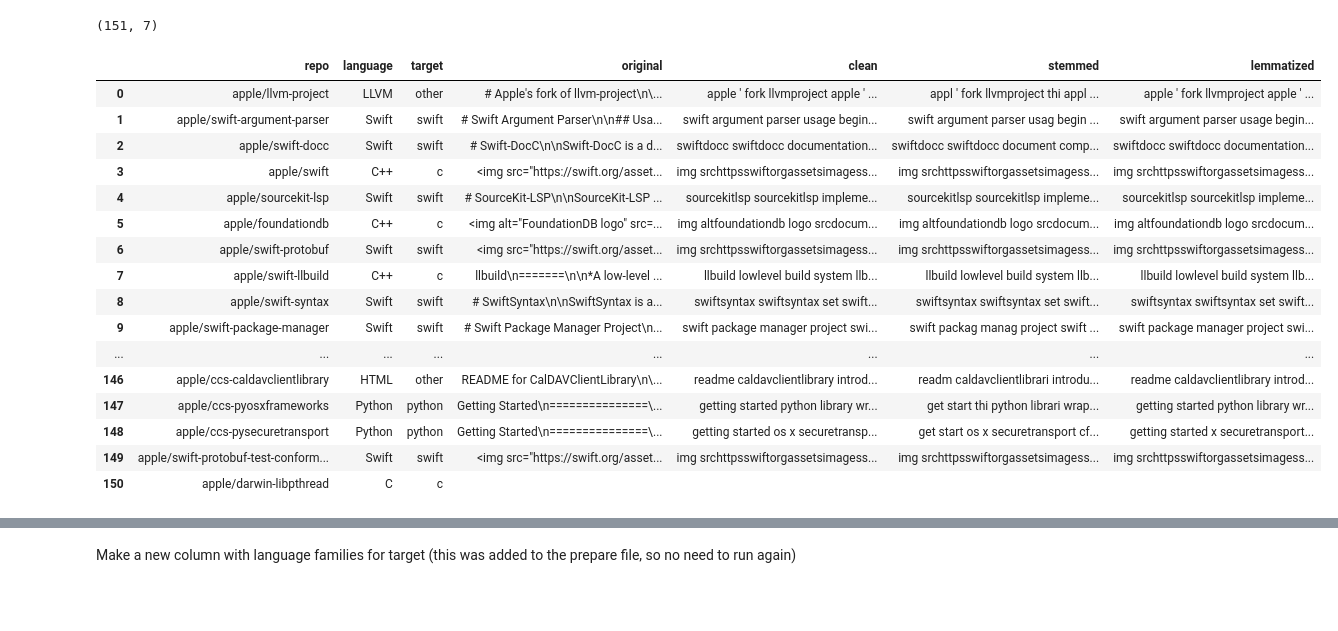
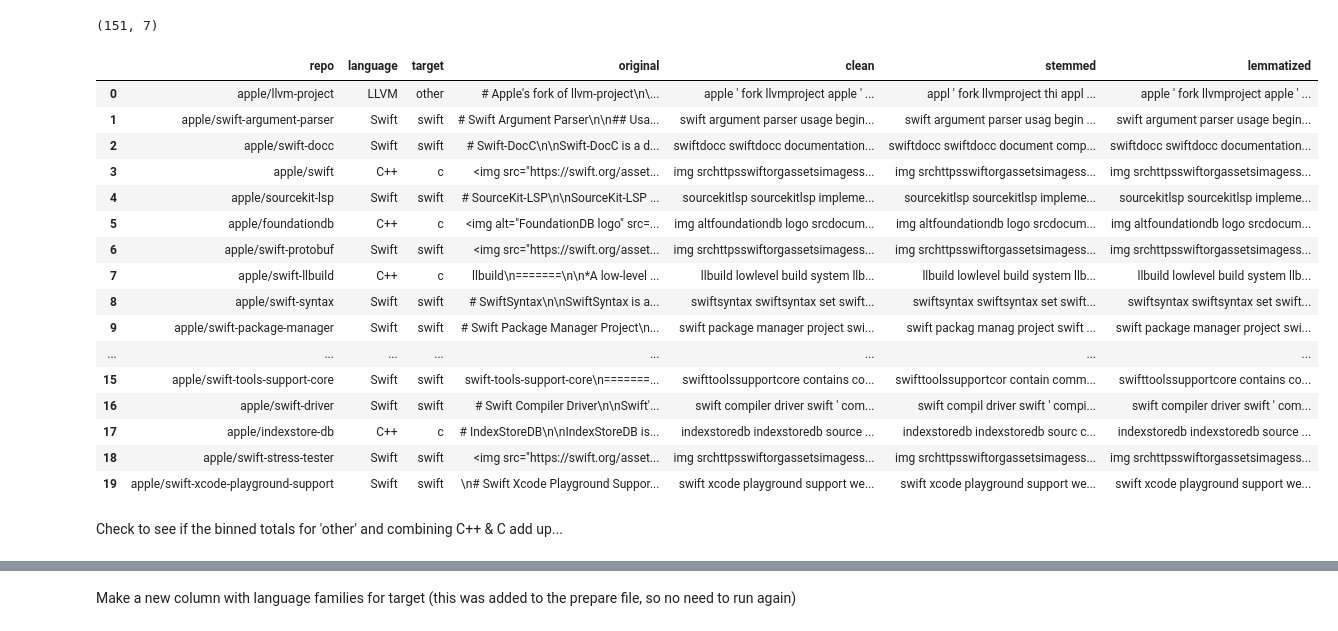
Before and after one commit to NLP-Github-Project-Hopper5/NLP-Github-Project, a Jupyter notebook: jag_explore.ipynb, the cells around one changed output, grey strips where cells are left out. Cells and saved outputs as stored; diff of their text form; code cells hidden in the pictures; blank space fills up the shorter version.

```diff
--- a/jag_explore.ipynb
+++ b/jag_explore.ipynb
@@ -117,22 +143,24 @@ df.shape
 # %% [output]
 (151, 7)
 # %%
-df
+df.head(20)
 # %% [output]
 |  | repo | language | target | original | clean | stemmed | lemmatized |
 | 0 | apple/llvm-project | LLVM | other | # Apple's fork of llvm-project\n\... | apple ' fork llvmproject apple ' ... | appl ' fork llvmproject thi appl ... | apple ' fork llvmproject apple ' ... |
 | 1 | apple/swift-argument-parser | Swift | swift | # Swift Argument Parser\n\n## Usa... | swift argument parser usage begin... | swift argument parser usag begin ... | swift argument parser usage begin... |
 | 2 | apple/swift-docc | Swift | swift | # Swift-DocC\n\nSwift-DocC is a d... | swiftdocc swiftdocc documentation... | swiftdocc swiftdocc document comp... | swiftdocc swiftdocc documentation... |
 | 3 | apple/swift | C++ | c | <img src="https://swift.org/asset... | img srchttpsswiftorgassetsimagess... | img srchttpsswiftorgassetsimagess... | img srchttpsswiftorgassetsimagess... |
 | 4 | apple/sourcekit-lsp | Swift | swift | # SourceKit-LSP\n\nSourceKit-LSP ... | sourcekitlsp sourcekitlsp impleme... | sourcekitlsp sourcekitlsp impleme... | sourcekitlsp sourcekitlsp impleme... |
 | 5 | apple/foundationdb | C++ | c | <img alt="FoundationDB logo" src=... | img altfoundationdb logo srcdocum... | img altfoundationdb logo srcdocum... | img altfoundationdb logo srcdocum... |
 | 6 | apple/swift-protobuf | Swift | swift | <img src="https://swift.org/asset... | img srchttpsswiftorgassetsimagess... | img srchttpsswiftorgassetsimagess... | img srchttpsswiftorgassetsimagess... |
 | 7 | apple/swift-llbuild | C++ | c | llbuild\n=======\n\n*A low-level ... | llbuild lowlevel build system llb... | llbuild lowlevel build system llb... | llbuild lowlevel build system llb... |
 | 8 | apple/swift-syntax | Swift | swift | # SwiftSyntax\n\nSwiftSyntax is a... | swiftsyntax swiftsyntax set swift... | swiftsyntax swiftsyntax set swift... | swiftsyntax swiftsyntax set swift... |
 | 9 | apple/swift-package-manager | Swift | swift | # Swift Package Manager Project\n... | swift package manager project swi... | swift packag manag project swift ... | swift package manager project swi... |
 | ... | ... | ... | ... | ... | ... | ... | ... |
-| 146 | apple/ccs-caldavclientlibrary | HTML | other | README for CalDAVClientLibrary\n\... | readme caldavclientlibrary introd... | readm caldavclientlibrari introdu... | readme caldavclientlibrary introd... |
-| 147 | apple/ccs-pyosxframeworks | Python | python | Getting Started\n===============\... | getting started python library wr... | get start thi python librari wrap... | getting started python library wr... |
-| 148 | apple/ccs-pysecuretransport | Python | python | Getting Started\n===============\... | getting started os x securetransp... | get start os x securetransport cf... | getting started x securetransport... |
-| 149 | apple/swift-protobuf-test-conform... | Swift | swift | <img src="https://swift.org/asset... | img srchttpsswiftorgassetsimagess... | img srchttpsswiftorgassetsimagess... | img srchttpsswiftorgassetsimagess... |
-| 150 | apple/darwin-libpthread | C | c |  |  |  |  |
+| 15 | apple/swift-tools-support-core | Swift | swift | swift-tools-support-core\n=======... | swifttoolssupportcore contains co... | swifttoolssupportcor contain comm... | swifttoolssupportcore contains co... |
+| 16 | apple/swift-driver | Swift | swift | # Swift Compiler Driver\n\nSwift'... | swift compiler driver swift ' com... | swift compil driver swift ' compi... | swift compiler driver swift ' com... |
+| 17 | apple/indexstore-db | C++ | c | # IndexStoreDB\n\nIndexStoreDB is... | indexstoredb indexstoredb source ... | indexstoredb indexstoredb sourc c... | indexstoredb indexstoredb source ... |
+| 18 | apple/swift-stress-tester | Swift | swift | <img src="https://swift.org/asset... | img srchttpsswiftorgassetsimagess... | img srchttpsswiftorgassetsimagess... | img srchttpsswiftorgassetsimagess... |
+| 19 | apple/swift-xcode-playground-support | Swift | swift | \n# Swift Xcode Playground Suppor... | swift xcode playground support we... | swift xcode playground support we... | swift xcode playground support we... |
+# %% [markdown]
+Check to see if the binned totals for  'other' and combining C++ & C add up...
```
Also changed, not shown: parts of 29 cells of this notebook.
